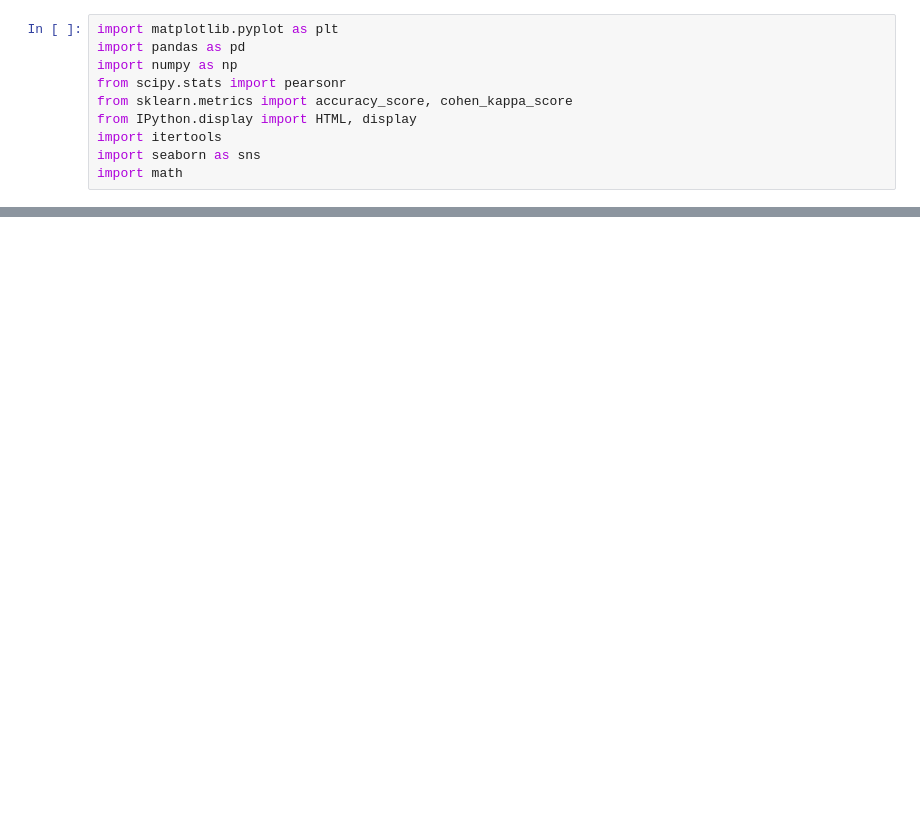
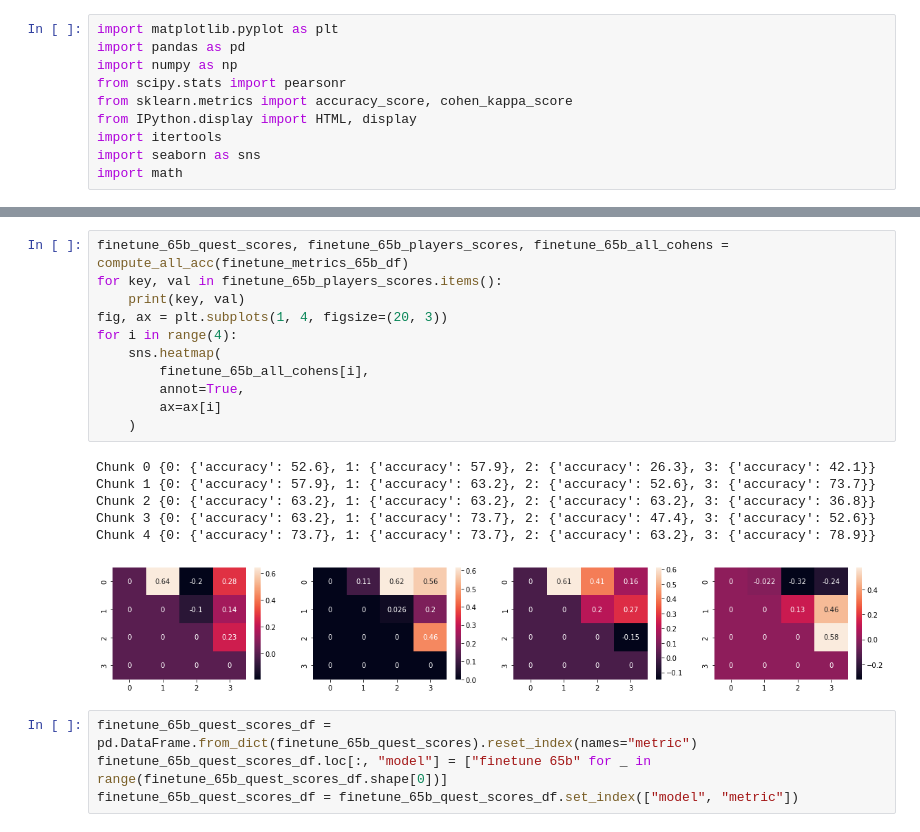
Before and after one commit to gpucce/llama, a Jupyter notebook: human_eval_study.ipynb, the cells around one changed output, grey strips where cells are left out. Cells and saved outputs as stored; diff of their text form; blank space fills up the shorter version.

```diff
--- a/human_eval_study.ipynb
+++ b/human_eval_study.ipynb
@@ -186,0 +267,22 @@ quest_4 (78.9, 73.7, 73.7, 52.6)
+# %%
+finetune_65b_quest_scores, finetune_65b_players_scores, finetune_65b_all_cohens = compute_all_acc(finetune_metrics_65b_df)
+for key, val in finetune_65b_players_scores.items():
+    print(key, val)
+fig, ax = plt.subplots(1, 4, figsize=(20, 3))
+for i in range(4):
+    sns.heatmap(
+        finetune_65b_all_cohens[i],
+        annot=True,
+        ax=ax[i]
+    )
+# %% [output]
+Chunk 0 {0: {'accuracy': 52.6}, 1: {'accuracy': 57.9}, 2: {'accuracy': 26.3}, 3: {'accuracy': 42.1}}
+Chunk 1 {0: {'accuracy': 57.9}, 1: {'accuracy': 63.2}, 2: {'accuracy': 52.6}, 3: {'accuracy': 73.7}}
+Chunk 2 {0: {'accuracy': 63.2}, 1: {'accuracy': 63.2}, 2: {'accuracy': 63.2}, 3: {'accuracy': 36.8}}
+Chunk 3 {0: {'accuracy': 63.2}, 1: {'accuracy': 73.7}, 2: {'accuracy': 47.4}, 3: {'accuracy': 52.6}}
+Chunk 4 {0: {'accuracy': 73.7}, 1: {'accuracy': 73.7}, 2: {'accuracy': 63.2}, 3: {'accuracy': 78.9}}
+[figure, added]
+# %%
+finetune_65b_quest_scores_df = pd.DataFrame.from_dict(finetune_65b_quest_scores).reset_index(names="metric")
+finetune_65b_quest_scores_df.loc[:, "model"] = ["finetune 65b" for _ in range(finetune_65b_quest_scores_df.shape[0])]
+finetune_65b_quest_scores_df = finetune_65b_quest_scores_df.set_index(["model", "metric"])
```
Also changed, not shown: parts of 13 cells of this notebook, 22 other files.
